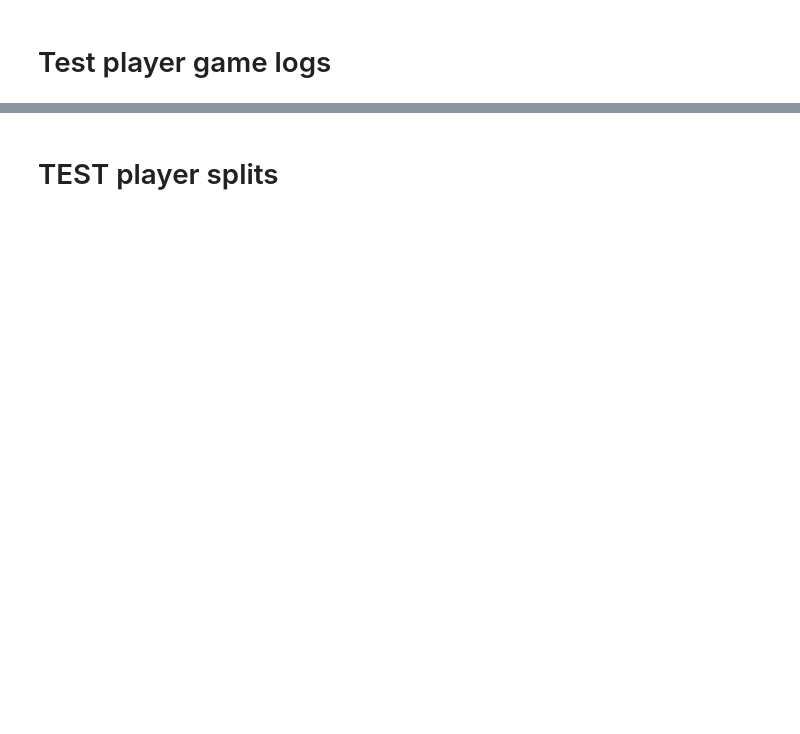
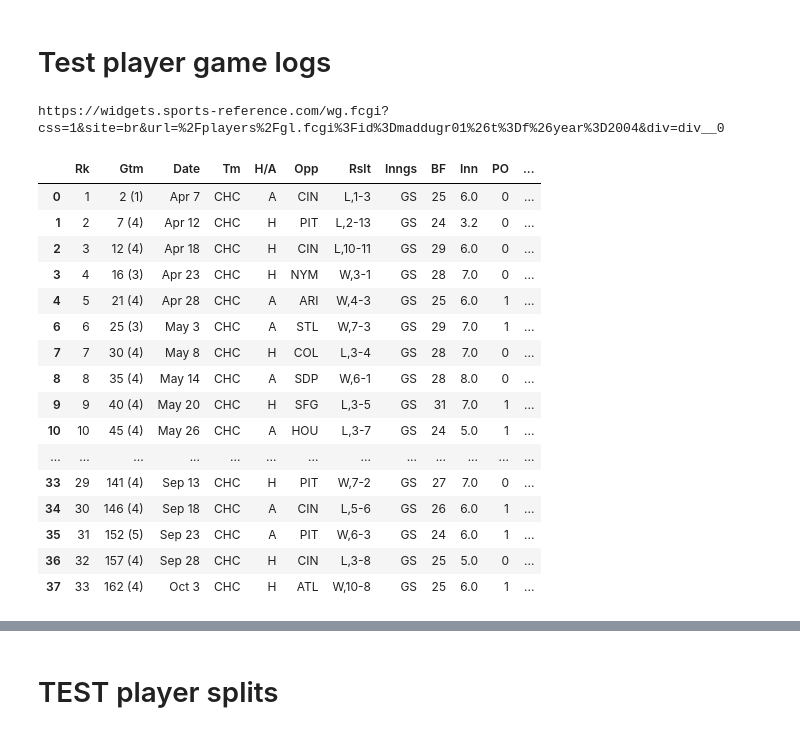
Before and after one commit to double-dose-larry/sportsref, a Jupyter notebook: test_players.ipynb, the cells around one changed output, grey strips where cells are left out. Saved outputs shown, nothing was run; the diff lists cells and outputs as text; code cells hidden in the pictures; blank space fills up the shorter version.

```diff
--- a/test_players.ipynb
+++ b/test_players.ipynb
@@ -65,7 +88,26 @@ for player in batters + pitchers:
 # %% [markdown]
 # Test player game logs
 # %%
-maddux.game_logs("f", 2004)
+maddux.game_logs(2004,"f")
+# %% [output]
+https://widgets.sports-reference.com/wg.fcgi?css=1&site=br&url=%2Fplayers%2Fgl.fcgi%3Fid%3Dmaddugr01%26t%3Df%26year%3D2004&div=div__0
+|  | Rk | Gtm | Date | Tm | H/A | Opp | Rslt | Inngs | BF | Inn | PO | ... |
+| 0 | 1 | 2 (1) | Apr 7 | CHC | A | CIN | L,1-3 | GS | 25 | 6.0 | 0 | ... |
+| 1 | 2 | 7 (4) | Apr 12 | CHC | H | PIT | L,2-13 | GS | 24 | 3.2 | 0 | ... |
+| 2 | 3 | 12 (4) | Apr 18 | CHC | H | CIN | L,10-11 | GS | 29 | 6.0 | 0 | ... |
+| 3 | 4 | 16 (3) | Apr 23 | CHC | H | NYM | W,3-1 | GS | 28 | 7.0 | 0 | ... |
+| 4 | 5 | 21 (4) | Apr 28 | CHC | A | ARI | W,4-3 | GS | 25 | 6.0 | 1 | ... |
+| 6 | 6 | 25 (3) | May 3 | CHC | A | STL | W,7-3 | GS | 29 | 7.0 | 1 | ... |
+| 7 | 7 | 30 (4) | May 8 | CHC | H | COL | L,3-4 | GS | 28 | 7.0 | 0 | ... |
+| 8 | 8 | 35 (4) | May 14 | CHC | A | SDP | W,6-1 | GS | 28 | 8.0 | 0 | ... |
+| 9 | 9 | 40 (4) | May 20 | CHC | H | SFG | L,3-5 | GS | 31 | 7.0 | 1 | ... |
+| 10 | 10 | 45 (4) | May 26 | CHC | A | HOU | L,3-7 | GS | 24 | 5.0 | 1 | ... |
+| ... | ... | ... | ... | ... | ... | ... | ... | ... | ... | ... | ... | ... |
+| 33 | 29 | 141 (4) | Sep 13 | CHC | H | PIT | W,7-2 | GS | 27 | 7.0 | 0 | ... |
+| 34 | 30 | 146 (4) | Sep 18 | CHC | A | CIN | L,5-6 | GS | 26 | 6.0 | 1 | ... |
+| 35 | 31 | 152 (5) | Sep 23 | CHC | A | PIT | W,6-3 | GS | 24 | 6.0 | 1 | ... |
+| 36 | 32 | 157 (4) | Sep 28 | CHC | H | CIN | L,3-8 | GS | 25 | 5.0 | 0 | ... |
+| 37 | 33 | 162 (4) | Oct 3 | CHC | H | ATL | W,10-8 | GS | 25 | 6.0 | 1 | ... |
 # %%
 %%time
 for player in [babe_ruth]:
```
Also changed, not shown: parts of 4 cells of this notebook, 3 other files.
